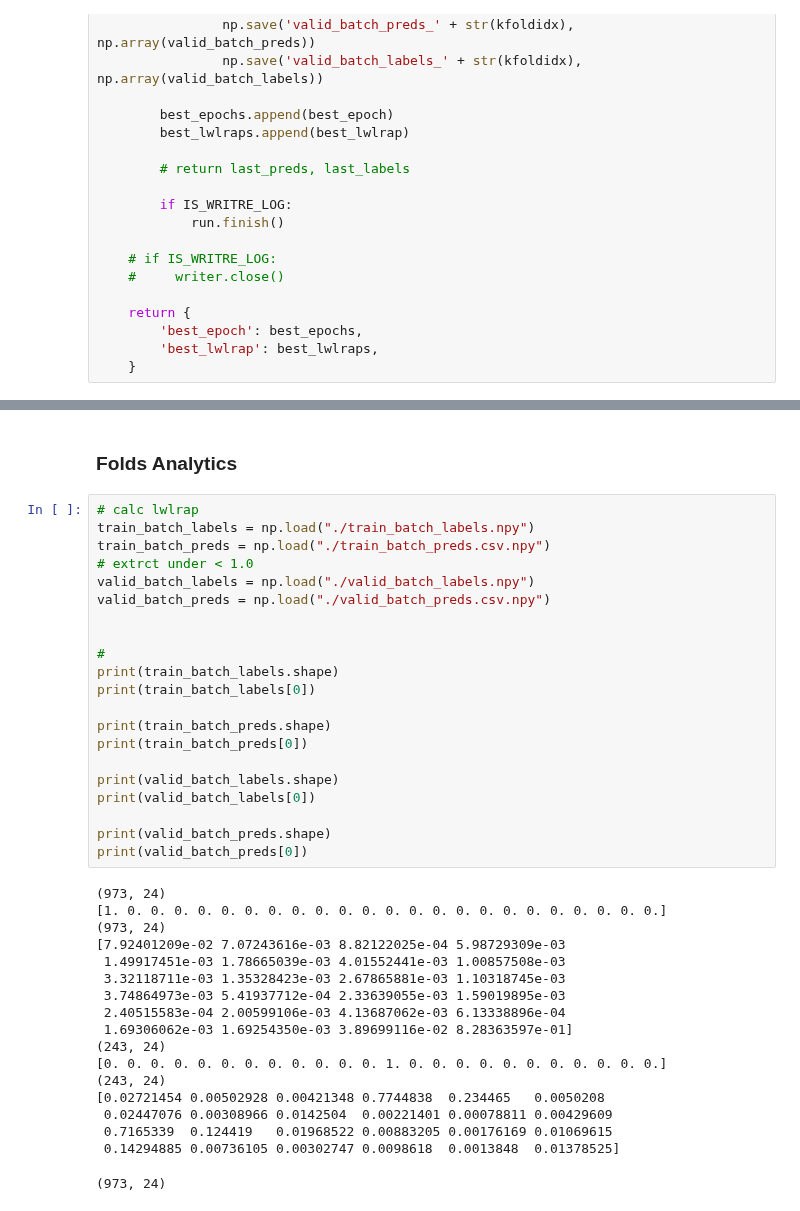
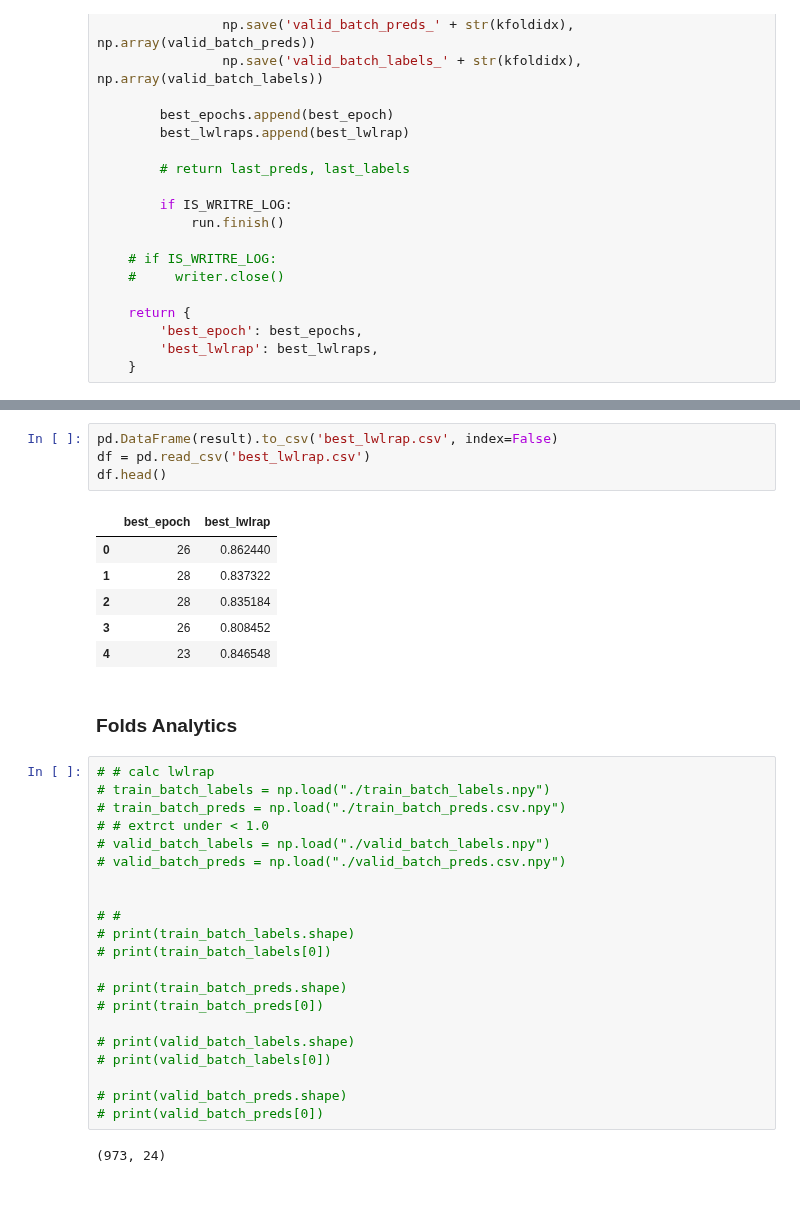
Before and after one commit to tatsuya-takahashi/Rainforest-Connection-Species-Audio-Detection, a Jupyter notebook: src/train.ipynb, the cells around one changed output, grey strips where cells are left out. Cells and saved outputs as stored; diff of their text form.

```diff
--- a/src/train.ipynb
+++ b/src/train.ipynb
@@ -1540,45 +1545,39 @@ Run history:
 Synced 6 W&B file(s), 1 media file(s), 0 artifact file(s) and 1 other file(s)
 ... (54 outputs left out)
+# %%
+pd.DataFrame(result).to_csv('best_lwlrap.csv', index=False)
+df = pd.read_csv('best_lwlrap.csv')
+df.head()
+# %% [output]
+|  | best_epoch | best_lwlrap |
+| 0 | 26 | 0.862440 |
+| 1 | 28 | 0.837322 |
+| 2 | 28 | 0.835184 |
+| 3 | 26 | 0.808452 |
+| 4 | 23 | 0.846548 |
 # %% [markdown]
 ### Folds Analytics
 # %%
-# calc lwlrap
-train_batch_labels = np.load("./train_batch_labels.npy")
-train_batch_preds = np.load("./train_batch_preds.csv.npy")
-# extrct under < 1.0
-valid_batch_labels = np.load("./valid_batch_labels.npy")
-valid_batch_preds = np.load("./valid_batch_preds.csv.npy")
+# # calc lwlrap
+# train_batch_labels = np.load("./train_batch_labels.npy")
+# train_batch_preds = np.load("./train_batch_preds.csv.npy")
+# # extrct under < 1.0
+# valid_batch_labels = np.load("./valid_batch_labels.npy")
+# valid_batch_preds = np.load("./valid_batch_preds.csv.npy")
 
 
-#
-print(train_batch_labels.shape)
-print(train_batch_labels[0])
+# #
+# print(train_batch_labels.shape)
+# print(train_batch_labels[0])
 
-print(train_batch_preds.shape)
-print(train_batch_preds[0])
+# print(train_batch_preds.shape)
+# print(train_batch_preds[0])
 
-print(valid_batch_labels.shape)
-print(valid_batch_labels[0])
+# print(valid_batch_labels.shape)
+# print(valid_batch_labels[0])
 
-print(valid_batch_preds.shape)
-print(valid_batch_preds[0])
+# print(valid_batch_preds.shape)
+# print(valid_batch_preds[0])
-# %% [output]
-(973, 24)
-[1. 0. 0. 0. 0. 0. 0. 0. 0. 0. 0. 0. 0. 0. 0. 0. 0. 0. 0. 0. 0. 0. 0. 0.]
-(973, 24)
-[7.92401209e-02 7.07243616e-03 8.82122025e-04 5.98729309e-03
- 1.49917451e-03 1.78665039e-03 4.01552441e-03 1.00857508e-03
- 3.32118711e-03 1.35328423e-03 2.67865881e-03 1.10318745e-03
- 3.74864973e-03 5.41937712e-04 2.33639055e-03 1.59019895e-03
- 2.40515583e-04 2.00599106e-03 4.13687062e-03 6.13338896e-04
- 1.69306062e-03 1.69254350e-03 3.89699116e-02 8.28363597e-01]
-(243, 24)
-[0. 0. 0. 0. 0. 0. 0. 0. 0. 0. 0. 0. 1. 0. 0. 0. 0. 0. 0. 0. 0. 0. 0. 0.]
-(243, 24)
-[0.02721454 0.00502928 0.00421348 0.7744838  0.234465   0.0050208
- 0.02447076 0.00308966 0.0142504  0.00221401 0.00078811 0.00429609
- 0.7165339  0.124419   0.01968522 0.00883205 0.00176169 0.01069615
- 0.14294885 0.00736105 0.00302747 0.0098618  0.0013848  0.01378525]
 # %%
 # %% [output]
 (973, 24)
```
Also changed, not shown: parts of 12 cells of this notebook, 22 other files.
